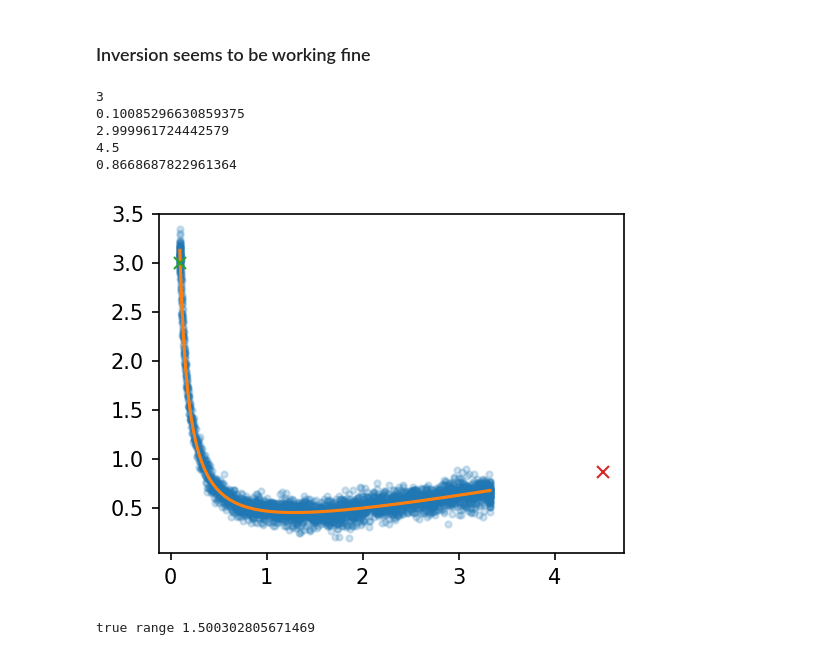
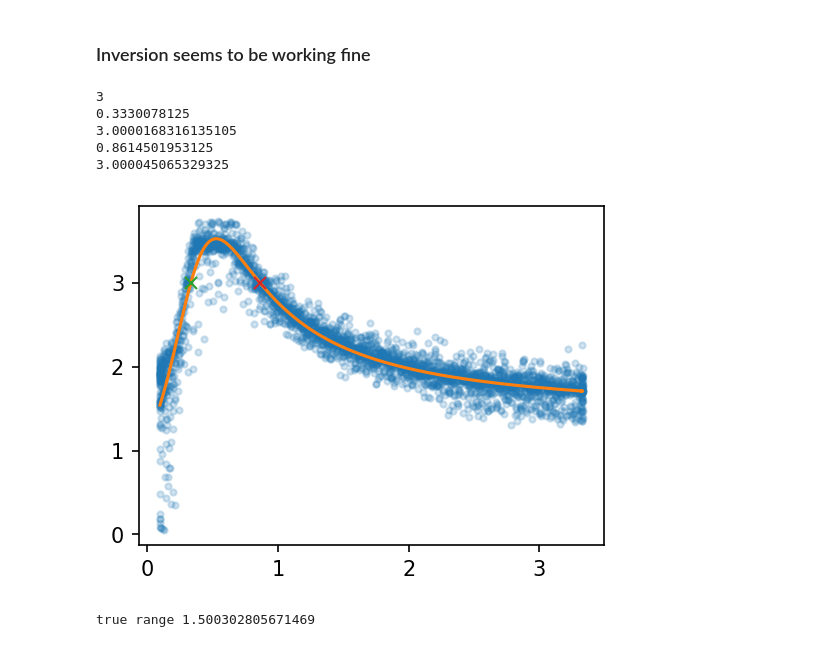
Before and after one commit to Laserbean/ENMT482_Ass1, a Jupyter notebook: Assignment1.ipynb, the cells around one changed output. Drawn from its saved outputs; the diff is of its cells as text; code cells hidden in the pictures.

```diff
--- a/Assignment1.ipynb
+++ b/Assignment1.ipynb
@@ -486,7 +494,7 @@ def findIndex2(needle, haystack):
 ### Inversion seems to be working fine
 # %%
 
-cur_h = h_ir3
+cur_h = h_ir4
 # cur_z = raw_ir3[260]
 cur_z = 3
 
@@ -495,38 +503,38 @@ gus1, gus2 = ambInvertH(cur_h, cur_z, mid=1)
 
 # plt.figure(figsize=(10, 10))
 plt.figure(figsize=(4, 3), dpi=150)
 plt.plot(range_, y, '.', alpha=0.2)
 plt.plot(range_, cur_h(range_), '-')
 
 try:
     plt.plot(gus1, cur_h(gus1),'x')
     print(gus1)
     print(cur_h(gus1))
 except:
     pass
 try:
     plt.plot(gus2, cur_h(gus2),'x')
     print(gus2)
     print(cur_h(gus2))
 except:
     pass
     #
 
 
 
 # # plt.plot(range_, h_ir3(range_), '-')
 
 # # plt.plot(time, range_)
 # plt.title(title)
 # plt.ylabel('Z, measurement (V)')
 # plt.xlabel('x, range (m)')
 # %% [output]
 3
-0.10085296630859375
-2.999961724442579
-4.5
-0.8668687822961364
+0.3330078125
+3.0000168316135105
+0.8614501953125
+3.000045065329325
-[figure, old version]
+[figure, new version]
 # %%
 t = findIndex(2.5, range_)
 # time[t]
```
Also changed, not shown: parts of 12 cells of this notebook.
